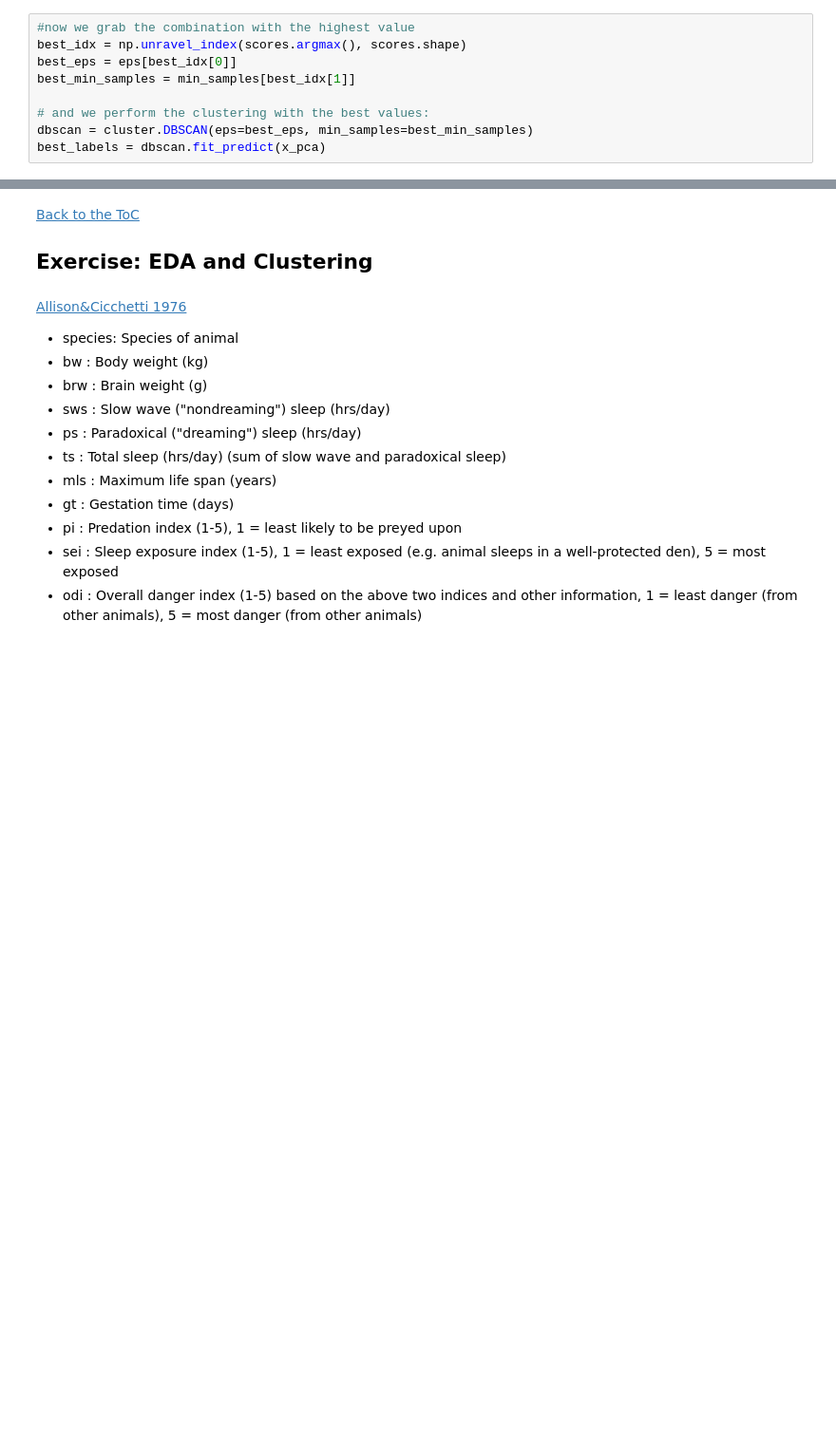
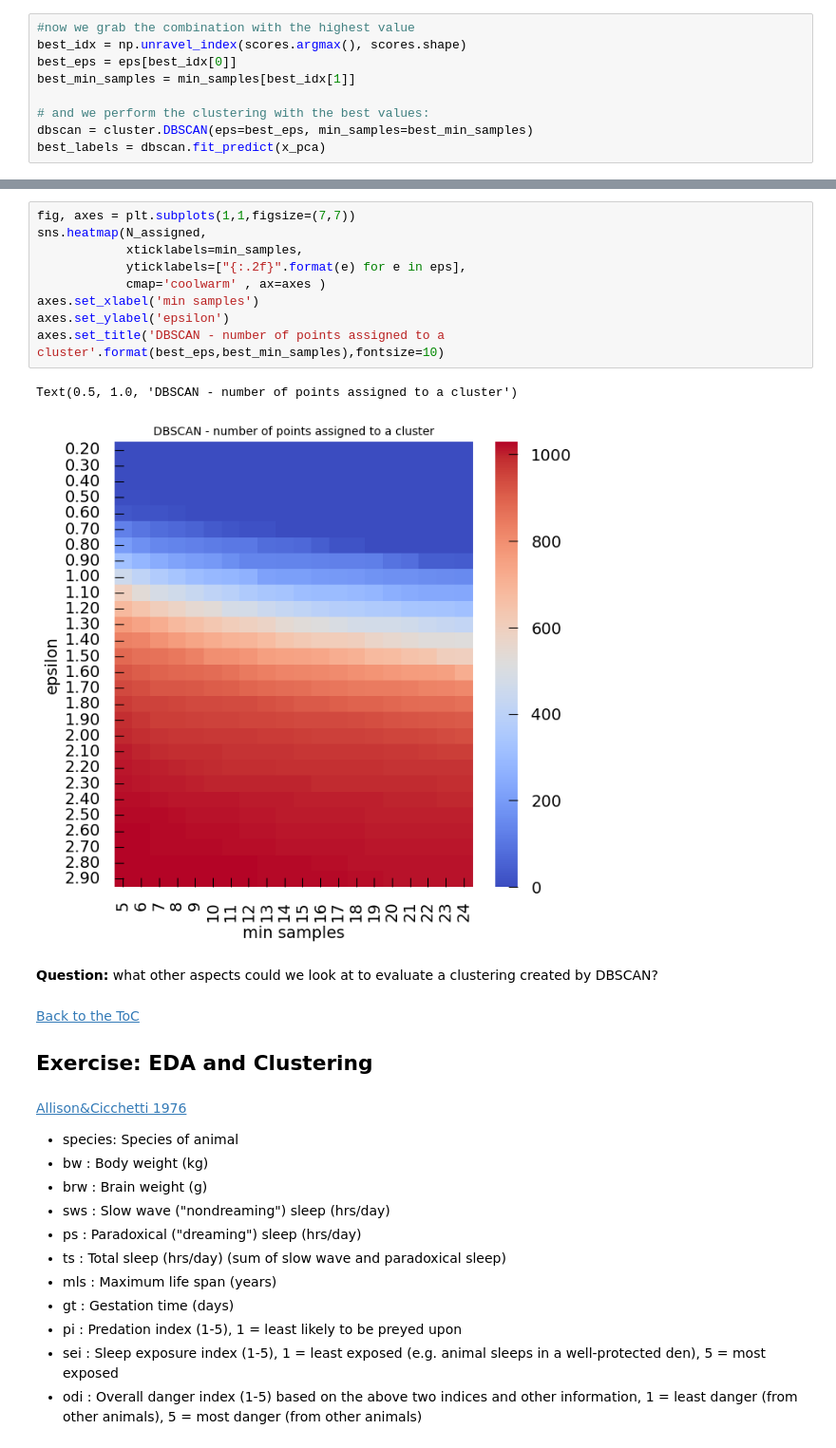
Before and after one commit to sib-swiss/intro-machine-learning-training, a Jupyter notebook: python_notebooks/Chapter_2_unsupervised_learning.ipynb, the cells around one changed output, grey strips where cells are left out. Shown at 95% size. Cells and saved outputs as stored; diff of their text form; blank space fills up the shorter version.

```diff
--- a/python_notebooks/Chapter_2_unsupervised_learning.ipynb
+++ b/python_notebooks/Chapter_2_unsupervised_learning.ipynb
@@ -466,3 +475,17 @@ Text(0.5, 1.0, 'DBSCAN(eps=1.05, min_samples=10)')
+# %%
+fig, axes = plt.subplots(1,1,figsize=(7,7))
+sns.heatmap(N_assigned,
+            xticklabels=min_samples,
+            yticklabels=["{:.2f}".format(e) for e in eps],
+            cmap='coolwarm' , ax=axes )
+axes.set_xlabel('min samples')
+axes.set_ylabel('epsilon')
+axes.set_title('DBSCAN - number of points assigned to a cluster'.format(best_eps,best_min_samples),fontsize=10)
+# %% [output]
+Text(0.5, 1.0, 'DBSCAN - number of points assigned to a cluster')
+[figure, added]
+# %% [markdown]
+**Question:** what other aspects could we look at to evaluate a clustering created by DBSCAN?
 # %% [markdown]
 [Back to the ToC](#toc)
 
```
Also changed, not shown: parts of 28 cells of this notebook, 3 other files.
